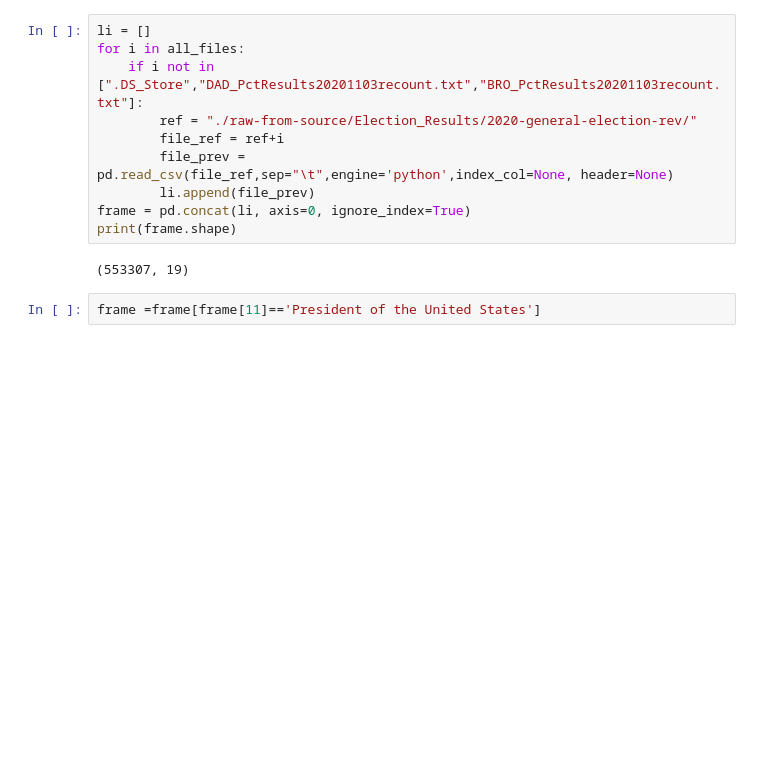
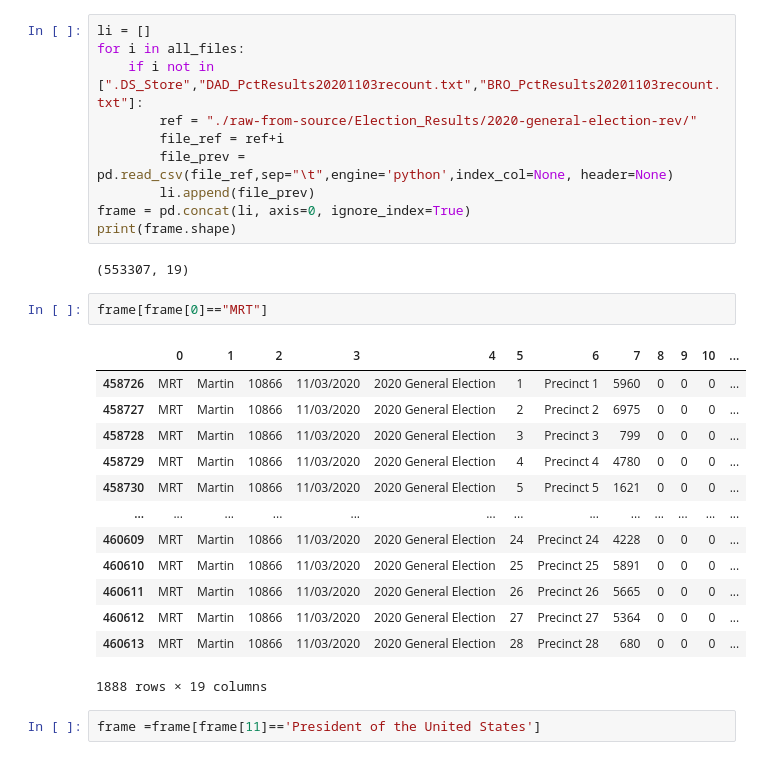
Before and after one commit to nonpartisan-redistricting-datahub/pdv-fl, a Jupyter notebook: vest-fl-2020/vest-fl-20-replication.ipynb, the cells around one changed output. Saved outputs shown, nothing was run; the diff lists cells and outputs as text; blank space fills up the shorter version.

```diff
--- a/vest-fl-2020/vest-fl-20-replication.ipynb
+++ b/vest-fl-2020/vest-fl-20-replication.ipynb
@@ -91,6 +91,22 @@ frame = pd.concat(li, axis=0, ignore_index=True)
 print(frame.shape)
 # %% [output]
 (553307, 19)
+# %%
+frame[frame[0]=="MRT"]
+# %% [output]
+|  | 0 | 1 | 2 | 3 | 4 | 5 | 6 | 7 | 8 | 9 | 10 | ... |
+| 458726 | MRT | Martin | 10866 | 11/03/2020 | 2020 General Election | 1 | Precinct 1 | 5960 | 0 | 0 | 0 | ... |
+| 458727 | MRT | Martin | 10866 | 11/03/2020 | 2020 General Election | 2 | Precinct 2 | 6975 | 0 | 0 | 0 | ... |
+| 458728 | MRT | Martin | 10866 | 11/03/2020 | 2020 General Election | 3 | Precinct 3 | 799 | 0 | 0 | 0 | ... |
+| 458729 | MRT | Martin | 10866 | 11/03/2020 | 2020 General Election | 4 | Precinct 4 | 4780 | 0 | 0 | 0 | ... |
+| 458730 | MRT | Martin | 10866 | 11/03/2020 | 2020 General Election | 5 | Precinct 5 | 1621 | 0 | 0 | 0 | ... |
+| ... | ... | ... | ... | ... | ... | ... | ... | ... | ... | ... | ... | ... |
+| 460609 | MRT | Martin | 10866 | 11/03/2020 | 2020 General Election | 24 | Precinct 24 | 4228 | 0 | 0 | 0 | ... |
+| 460610 | MRT | Martin | 10866 | 11/03/2020 | 2020 General Election | 25 | Precinct 25 | 5891 | 0 | 0 | 0 | ... |
+| 460611 | MRT | Martin | 10866 | 11/03/2020 | 2020 General Election | 26 | Precinct 26 | 5665 | 0 | 0 | 0 | ... |
+| 460612 | MRT | Martin | 10866 | 11/03/2020 | 2020 General Election | 27 | Precinct 27 | 5364 | 0 | 0 | 0 | ... |
+| 460613 | MRT | Martin | 10866 | 11/03/2020 | 2020 General Election | 28 | Precinct 28 | 680 | 0 | 0 | 0 | ... |
+1888 rows × 19 columns
 # %%
 frame =frame[frame[11]=='President of the United States']
 # %%
```
Also changed, not shown: parts of 100 cells of this notebook.
